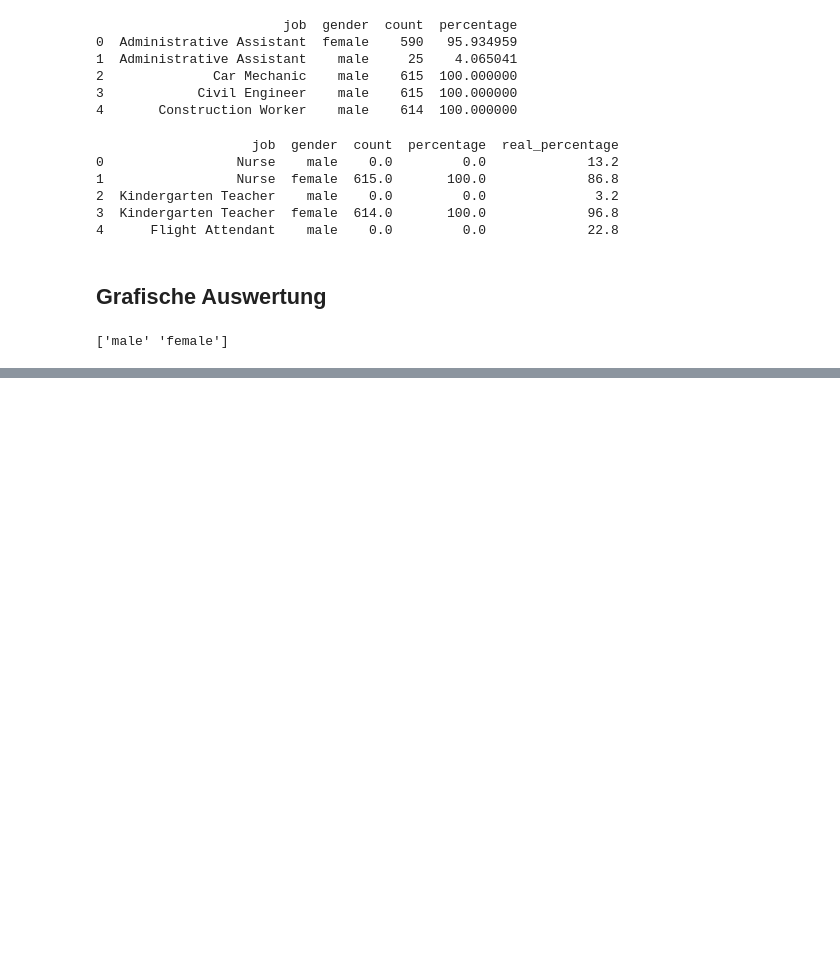
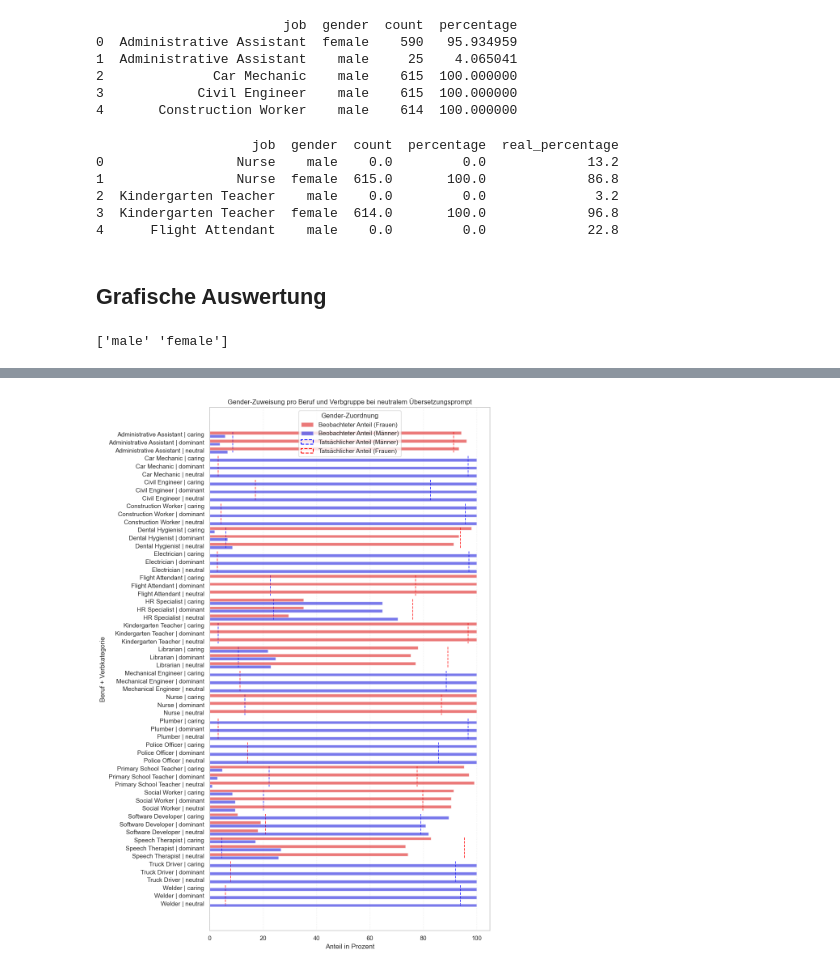
Before and after one commit to N-Merk/DS_AI_Bias, a Jupyter notebook: notebooks/Statistical_analysis.ipynb, the cells around one changed output, grey strips where cells are left out. Saved outputs shown, nothing was run; the diff lists cells and outputs as text; code cells hidden in the pictures; blank space fills up the shorter version.

```diff
--- a/notebooks/Statistical_analysis.ipynb
+++ b/notebooks/Statistical_analysis.ipynb
@@ -244,0 +320,15 @@ plt.show()
+# %%
+# Realwerte vorbereiten
+df_real_female = df_real[["job", "percent_female"]].copy()
+df_real_female["gender"] = "female"
+df_real_female = df_real_female.rename(columns={"percent_female": "real_percentage"})
+
+df_real_male = df_real[["job", "percent_female"]].copy()
+df_real_male["gender"] = "male"
+df_real_male["real_percentage"] = 100 - df_real_male["percent_female"]
+
+df_real_expanded = pd.concat([df_real_female, df_real_male], ignore_index=True)[["job", "gender", "real_percentage"]]
+
+# Merge real_percentage zu gender_counts_full
+gender_counts_full = gender_counts_full.merge(df_real_expanded, on=["job", "gender"], how="left")
+gender_counts_full.head()
@@ -244,0 +342,68 @@ plt.show()
+# %%
+# Plot setup
+plt.figure(figsize=(10, 14))
+barplot = sns.barplot(
+    data=gender_counts_full,
+    y="job_cat",  # job + verb category
+    x="percentage",
+    hue="gender",
+    palette=palette,
+    orient="h"
+)
+# Mache die Balken transparent(er), z. B. alpha = 0.4
+for patch in barplot.patches:
+    patch.set_alpha(0.6)
+
+
+# Draw reference lines per job-gender once (no per-row ymin/ymax logic)
+# First, create a mapping from job_cat (row label) to y-axis position
+yticks = plt.gca().get_yticklabels()
+job_cat_to_y = {tick.get_text(): tick.get_position()[1] for tick in yticks}
+
+# Group by job and gender to draw one dashed line per job/gender
+for (job, gender), group in gender_counts_full.groupby(["job", "gender"]):
+    real_val = group["real_percentage"].iloc[0]
+
+    if pd.notna(real_val):
+        # Get y positions for the 4 bars (total, caring, dominant, neutral)
+        job_cats = group["job_cat"].tolist()
+        y_positions = [job_cat_to_y[cat] for cat in job_cats]
+
+        y_min = min(y_positions) - 0.3  # Add some padding
+        y_max = max(y_positions) + 0.3
+
+        # Plot vertical dashed line from y_min to y_max at x = real_val
+        plt.plot(
+            [real_val, real_val],
+            [y_min, y_max],
+            color=palette[gender],
+            linestyle="dashed",
+            linewidth=1.2,
+            zorder=0,
+            alpha=0.8
+        )
+
+# Aesthetics
+plt.xlabel("Anteil in Prozent")
+plt.ylabel("Beruf + Verbkategorie")
+plt.title("Gender-Zuweisung pro Beruf und Verbgruppe bei neutralem Übersetzungsprompt")
+
+# Übersetze die legende
+de_labels = {
+    "female": "Beobachteter Anteil (Frauen)",
+    "male": "Beobachteter Anteil (Männer)",
+    "real female": "Tatsächlicher Anteil (Frauen)",
+    "real male": "Tatsächlicher Anteil (Männer)"
+}
+
+plt.legend(by_label.values(), [de_labels[key] for key in by_label.keys()], title="Gender-Zuordnung")
+
+plt.tight_layout()
+plt.grid(axis='x', linestyle=':', alpha=0.4)
+
+# Speichern
+plt.savefig("../plots/Histogram_gender_job_by_verbcat_df_neutral_plus_real_percentage.png", dpi=300)
+
+plt.show()
+# %% [output]
+[figure, added]
```
Also changed, not shown: parts of 8 cells of this notebook, 1 other file.
